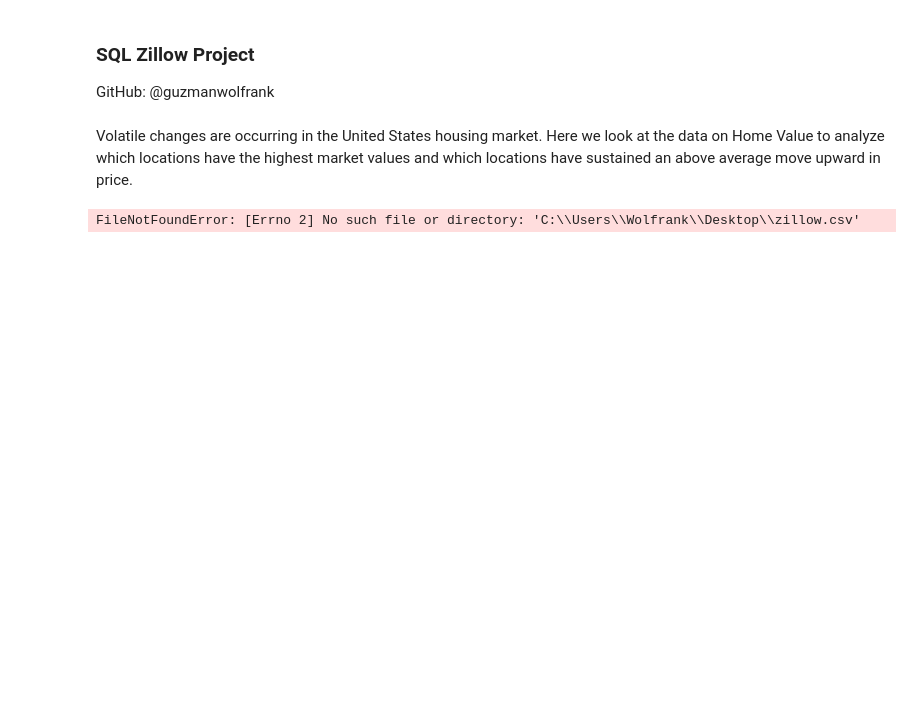
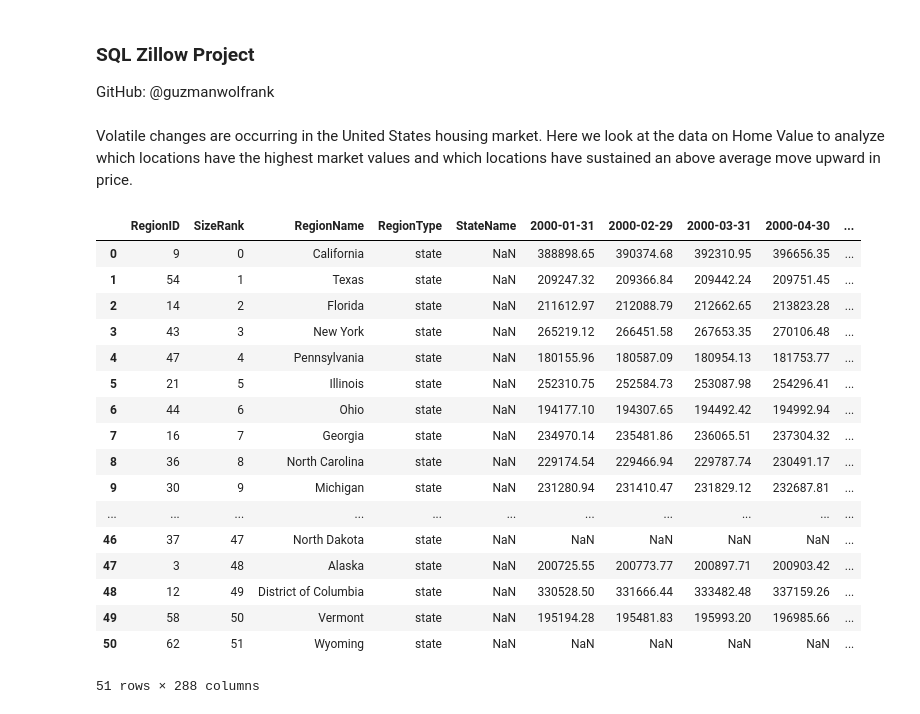
Before and after one commit to guzmanwolfrank/Data, a Jupyter notebook: SQL Zillow/SQLZillow.ipynb, the cells around one changed output. Drawn from its saved outputs; the diff is of its cells as text; code cells hidden in the pictures; blank space fills up the shorter version.

```diff
--- a/SQL Zillow/SQLZillow.ipynb
+++ b/SQL Zillow/SQLZillow.ipynb
@@ -6,16 +6,33 @@ Volatile changes are occurring in the United States housing market.  Here we loo
 # %%
 #Imports
 import pandas as pd
 import numpy as np
 import seaborn as sns
 import matplotlib as plt
 import warnings
 
 # Ignore all warnings
 warnings.filterwarnings('ignore')
+# Import CSV file and Convert to a Pandas DataFrame
+csv_file = r"C:\Users\Wolfrank\Desktop\Zillow Data Project\Zillow Top Tier Homes Data - tophomes.csv"
+df = pd.read_csv(csv_file).round(2)
+display(df)
+# %% [output]
+|  | RegionID | SizeRank | RegionName | RegionType | StateName | 2000-01-31 | 2000-02-29 | 2000-03-31 | 2000-04-30 | ... |
+| 0 | 9 | 0 | California | state | NaN | 388898.65 | 390374.68 | 392310.95 | 396656.35 | ... |
+| 1 | 54 | 1 | Texas | state | NaN | 209247.32 | 209366.84 | 209442.24 | 209751.45 | ... |
+| 2 | 14 | 2 | Florida | state | NaN | 211612.97 | 212088.79 | 212662.65 | 213823.28 | ... |
+| 3 | 43 | 3 | New York | state | NaN | 265219.12 | 266451.58 | 267653.35 | 270106.48 | ... |
+| 4 | 47 | 4 | Pennsylvania | state | NaN | 180155.96 | 180587.09 | 180954.13 | 181753.77 | ... |
+| 5 | 21 | 5 | Illinois | state | NaN | 252310.75 | 252584.73 | 253087.98 | 254296.41 | ... |
+| 6 | 44 | 6 | Ohio | state | NaN | 194177.10 | 194307.65 | 194492.42 | 194992.94 | ... |
+| 7 | 16 | 7 | Georgia | state | NaN | 234970.14 | 235481.86 | 236065.51 | 237304.32 | ... |
+| 8 | 36 | 8 | North Carolina | state | NaN | 229174.54 | 229466.94 | 229787.74 | 230491.17 | ... |
+| 9 | 30 | 9 | Michigan | state | NaN | 231280.94 | 231410.47 | 231829.12 | 232687.81 | ... |
+| ... | ... | ... | ... | ... | ... | ... | ... | ... | ... | ... |
+| 46 | 37 | 47 | North Dakota | state | NaN | NaN | NaN | NaN | NaN | ... |
+| 47 | 3 | 48 | Alaska | state | NaN | 200725.55 | 200773.77 | 200897.71 | 200903.42 | ... |
+| 48 | 12 | 49 | District of Columbia | state | NaN | 330528.50 | 331666.44 | 333482.48 | 337159.26 | ... |
+| 49 | 58 | 50 | Vermont | state | NaN | 195194.28 | 195481.83 | 195993.20 | 196985.66 | ... |
+| 50 | 62 | 51 | Wyoming | state | NaN | NaN | NaN | NaN | NaN | ... |
+51 rows × 288 columns
-# %%
-# Import CSV file and Convert to a Pandas DataFrame
-csv_file = r'C:\Users\Wolfrank\Desktop\zillow.csv'
-df = pd.read_csv(csv_file).round(2)
-# %% [output]
-FileNotFoundError: [Errno 2] No such file or directory: 'C:\\Users\\Wolfrank\\Desktop\\zillow.csv'
```
Also changed, not shown: 1 other file.
